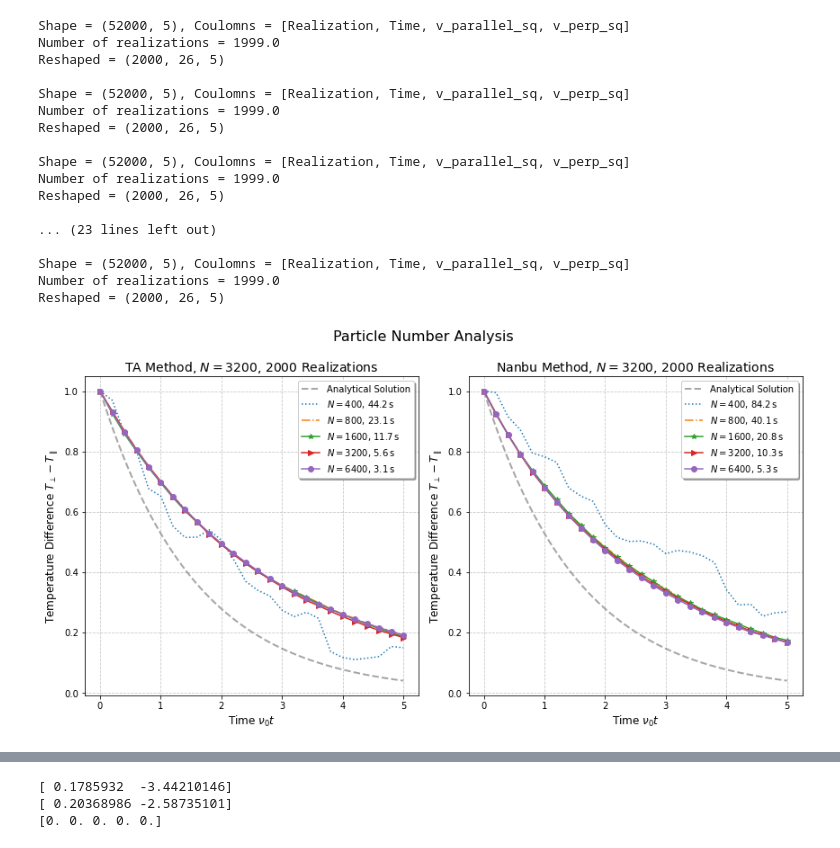
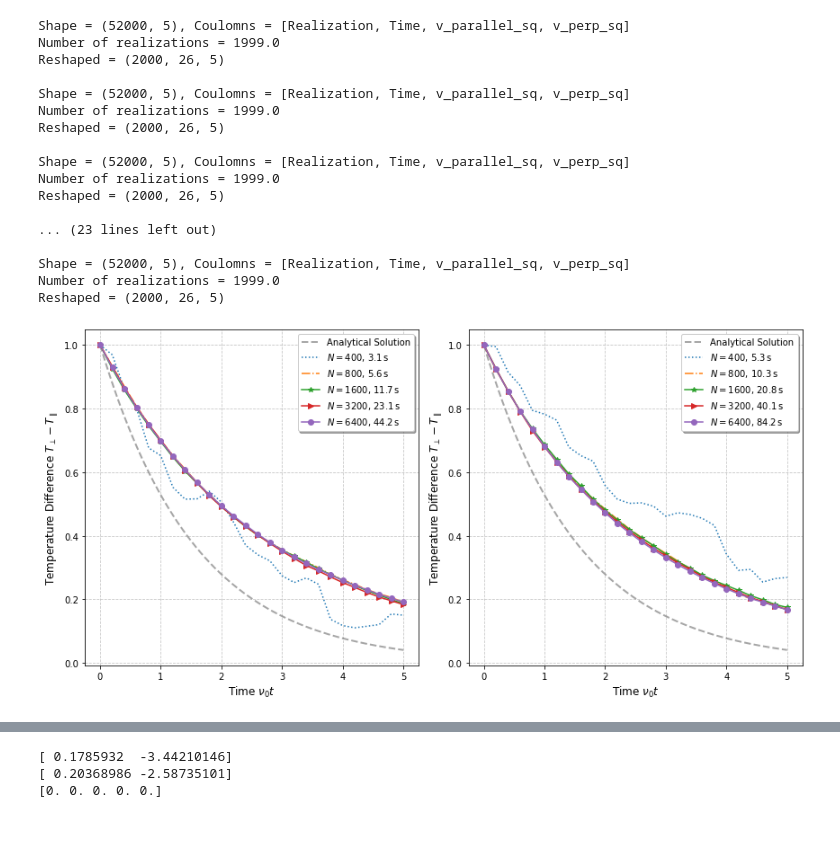
Before and after one commit to aliemen/FS24-Semester-Project, a Jupyter notebook: plot-reproducability/2024.07.22 - Test 1 Data Visualization.ipynb, the cells around one changed output, grey strips where cells are left out. Cells and saved outputs as stored; diff of their text form; code cells hidden in the pictures.

```diff
--- a/plot-reproducability/2024.07.22 - Test 1 Data Visualization.ipynb
+++ b/plot-reproducability/2024.07.22 - Test 1 Data Visualization.ipynb
@@ -27,9 +27,9 @@ def getDTs(data):
     return dT, T_perp, T_par, time
 # %%
 dataNanbu = get_data(filename="1_Nanbu_convergence_parallel20000.csv",
-               data_dir="data/")
+               data_dir="data/convergence/")
 dataTA = get_data(filename="1_TakAbe_convergence_parallel20000.csv",
-               data_dir="data/")
+               data_dir="data/convergence/")
 dT_Nanbu, T_perp_Nanbu, T_par_Nanbu, time = getDTs(dataNanbu)
 dT_TA, T_perp_TA, T_par_TA, time          = getDTs(dataTA)
 
@@ -54,7 +54,7 @@ ax1.grid(True, linestyle='--', alpha=0.7)
 ax1.legend(loc="best", frameon=True, fancybox=True, shadow=True)
 ax1.set_xlabel('Time $\\nu_0t$', fontsize=12)
 ax1.set_ylabel('Temperature $\\frac{\\Delta T}{\\Delta T(t=0)}$', fontsize=12)
-ax1.set_title('$\\Delta T$ over Time', fontsize=14)
+# ax1.set_title('$\\Delta T$ over Time', fontsize=14)
 ax1.tick_params(axis='both', which='major', labelsize=10)
 
 # Second subplot
@@ -66,12 +66,12 @@ ax2.grid(True, linestyle='--', alpha=0.7)
 ax2.legend(loc="best", frameon=True, fancybox=True, shadow=True)
 ax2.set_xlabel('Time $\\nu_0t$', fontsize=12)
 ax2.set_ylabel('Temperature', fontsize=12)
-ax2.set_title('$T_\\perp$ and $T_\\parallel$ over Time', fontsize=14)
+# ax2.set_title('$T_\\perp$ and $T_\\parallel$ over Time', fontsize=14)
 ax2.tick_params(axis='both', which='major', labelsize=10)
 
 # Adjust layout and add a main title
 plt.tight_layout()
-fig.suptitle('Anisotropic Temperature Evolution, $N=20000$, $\\nu_0\Delta t = 0.15$', fontsize=16, y=1.05)
+# fig.suptitle('Anisotropic Temperature Evolution, $N=20000$, $\\nu_0\Delta t = 0.15$', fontsize=16, y=1.05)
 
 # Ensure scientific notation is used when necessary
 for ax in [ax1, ax2]:
@@ -132,7 +132,7 @@ all_times_TA   = []
 
 # Iterate through each file
 for path in files_TA:
-    data = get_data(filename=path, data_dir="data/")
+    data = get_data(filename=path, data_dir="data/convergence/")
     time = data[0, :, 1]
     T_perp = data[..., 3]
     T_par = data[..., 2]
@@ -195,7 +195,7 @@ for i, dT_mean in enumerate(all_dT_mean_TA):
 
 ax1.set_xlabel('Time $\\nu_0t$', fontsize=12)
 ax1.set_ylabel('Temperature Difference $T_\\perp-T_\\parallel$', fontsize=12)
-ax1.set_title('TA Method, $N=3200$, $2000$ Realizations', fontsize=14)
+#ax1.set_title('TA Method, $N=3200$, $2000$ Realizations', fontsize=14)
 ax1.legend(loc='best', frameon=True, fancybox=True, shadow=True)
 ax1.grid(True, linestyle='--', alpha=0.7)
 ax1.tick_params(axis='both', which='major', labelsize=10)
@@ -212,14 +212,14 @@ for i, dT_mean in enumerate(all_dT_mean_N):
 
 ax2.set_xlabel('Time $\\nu_0t$', fontsize=12)
 ax2.set_ylabel('Temperature Difference $T_\\perp-T_\\parallel$', fontsize=12)
-ax2.set_title('Nanbu Method, $N=3200$, $2000$ Realizations', fontsize=14)
+#ax2.set_title('Nanbu Method, $N=3200$, $2000$ Realizations', fontsize=14)
 ax2.legend(loc='best', frameon=True, fancybox=True, shadow=True)
 ax2.grid(True, linestyle='--', alpha=0.7)
 ax2.tick_params(axis='both', which='major', labelsize=10)
 
 # Adjust layout and add a main title
 plt.tight_layout()
-fig.suptitle('Time Step Size Analysis', fontsize=16, y=1.05)
+#fig.suptitle('Time Step Size Analysis', fontsize=16, y=1.05)
 
 # Save the plot (optional)
 plt.savefig('plots/temperature_diff_dT_combined_shaded.pdf', dpi=300, bbox_inches='tight')
@@ -256,11 +256,11 @@ files_TA = ["3_TakAbe_convergence_parallel400.csv", # 1000 realizations, 140.5s
             "3_TakAbe_convergence_parallel3200.csv", # 4.5s
             "3_TakAbe_convergence_parallel6400.csv"] # 8.7s
 
-labels_TA = ["$N = 400$, $44.2\\,\\mathrm{s}$",
-             "$N = 800$, $23.1\\,\\mathrm{s}$",
+labels_TA = ["$N = 400$, $3.1\\,\\mathrm{s}$",
+             "$N = 800$, $5.6\\,\\mathrm{s}$",
              "$N = 1600$, $11.7\\,\\mathrm{s}$",
-             "$N = 3200$, $5.6\\,\\mathrm{s}$",
-             "$N = 6400$, $3.1\\,\\mathrm{s}$"]
+             "$N = 3200$, $23.1\\,\\mathrm{s}$",
+             "$N = 6400$, $44.2\\,\\mathrm{s}$"]
 
 files_N = ["3_Nanbu_convergence_parallel400.csv",
            "3_Nanbu_convergence_parallel800.csv",
@@ -268,12 +268,11 @@ files_N = ["3_Nanbu_convergence_parallel400.csv",
            "3_Nanbu_convergence_parallel3200.csv",
            "3_Nanbu_convergence_parallel6400.csv"]
 
-labels_N = ["$N = 400$, $84.2\\,\\mathrm{s}$",
-            "$N = 800$, $40.1\\,\\mathrm{s}$",
+labels_N = ["$N = 400$, $5.3\\,\\mathrm{s}$",
+            "$N = 800$, $10.3\\,\\mathrm{s}$",
             "$N = 1600$, $20.8\\,\\mathrm{s}$",
-            "$N = 3200$, $10.3\\,\\mathrm{s}$",
-            "$N = 6400$, $5.3\\,\\mathrm{s}$"]
-
+            "$N = 3200$, $40.1\\,\\mathrm{s}$",
+            "$N = 6400$, $84.2\\,\\mathrm{s}$"]
 
 master_tim = np.linspace(0, 5.0, 200) # already includes "nu0"
 master_sol = np.exp(-master_tim/tau)
@@ -284,7 +283,7 @@ all_times_TA   = []
 
 # Iterate through each file
 for path in files_TA:
-    data = get_data(filename=path, data_dir="data/")
+    data = get_data(filename=path, data_dir="data/convergence/")
     time = data[0, :, 1]
     T_perp = data[..., 3]
     T_par = data[..., 2]
@@ -309,7 +308,7 @@ all_times_N   = []
 
 # Iterate through each file
 for path in files_N:
-    data = get_data(filename=path, data_dir="data/")
+    data = get_data(filename=path, data_dir="data/convergence/")
     time = data[0, :, 1]
     T_perp = data[..., 3]
     T_par = data[..., 2]
@@ -347,7 +346,7 @@ for i, dT_mean in enumerate(all_dT_mean_TA):
 
 ax1.set_xlabel('Time $\\nu_0t$', fontsize=12)
 ax1.set_ylabel('Temperature Difference $T_\\perp-T_\\parallel$', fontsize=12)
-ax1.set_title('TA Method, $N=3200$, $2000$ Realizations', fontsize=14)
+#ax1.set_title('TA Method, $N=3200$, $2000$ Realizations', fontsize=14)
 ax1.legend(loc='best', frameon=True, fancybox=True, shadow=True)
 ax1.grid(True, linestyle='--', alpha=0.7)
 ax1.tick_params(axis='both', which='major', labelsize=10)
@@ -364,39 +363,39 @@ for i, dT_mean in enumerate(all_dT_mean_N):
 
 ax2.set_xlabel('Time $\\nu_0t$', fontsize=12)
 ax2.set_ylabel('Temperature Difference $T_\\perp-T_\\parallel$', fontsize=12)
-ax2.set_title('Nanbu Method, $N=3200$, $2000$ Realizations', fontsize=14)
+#ax2.set_title('Nanbu Method, $N=3200$, $2000$ Realizations', fontsize=14)
 ax2.legend(loc='best', frameon=True, fancybox=True, shadow=True)
 ax2.grid(True, linestyle='--', alpha=0.7)
 ax2.tick_params(axis='both', which='major', labelsize=10)
 
 # Adjust layout and add a main title
 plt.tight_layout()
-fig.suptitle('Particle Number Analysis', fontsize=16, y=1.05)
+#fig.suptitle('Particle Number Analysis', fontsize=16, y=1.05)
 
 # Save the plot (optional)
 plt.savefig('plots/temperature_diff_N_combined.pdf', dpi=300, bbox_inches='tight')
 
 # Show the plot
 plt.show()
 # %% [output]
 Shape = (52000, 5), Coulomns = [Realization, Time, v_parallel_sq, v_perp_sq]
 Number of realizations = 1999.0
 Reshaped = (2000, 26, 5)
 
 Shape = (52000, 5), Coulomns = [Realization, Time, v_parallel_sq, v_perp_sq]
 Number of realizations = 1999.0
 Reshaped = (2000, 26, 5)
 
 Shape = (52000, 5), Coulomns = [Realization, Time, v_parallel_sq, v_perp_sq]
 Number of realizations = 1999.0
 Reshaped = (2000, 26, 5)
 
 ... (23 lines left out)
 
 Shape = (52000, 5), Coulomns = [Realization, Time, v_parallel_sq, v_perp_sq]
 Number of realizations = 1999.0
 Reshaped = (2000, 26, 5)
-[figure, old version]
+[figure, new version]
 # %%
 tau        = 5/8 * np.sqrt(2*np.pi)
 master_tim = np.linspace(0, 5.0, 200) # already includes "nu0"
```
Also changed, not shown: parts of 7 cells of this notebook, 55 other files.
